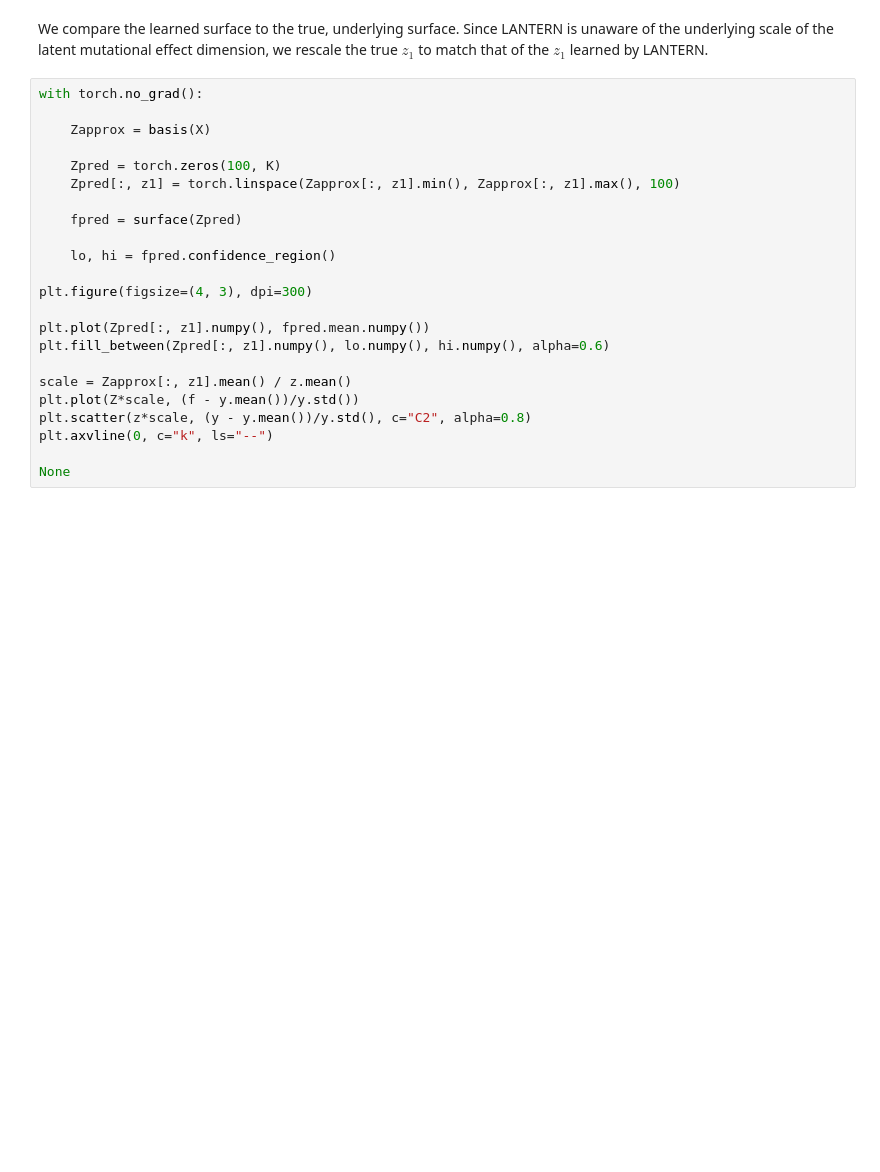
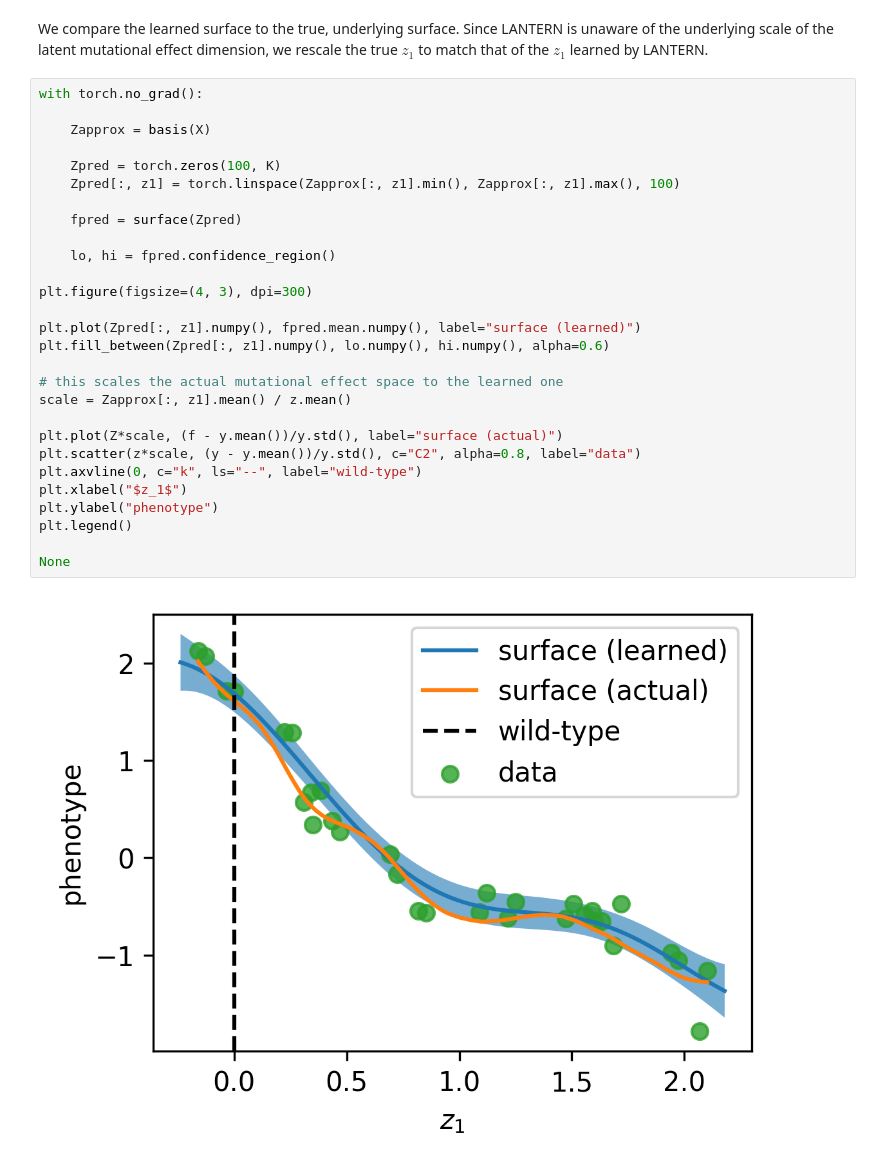
Before and after one commit to usnistgov/lantern, a Jupyter notebook: examples/example-1d.ipynb, the cells around one changed output. Drawn from its saved outputs; the diff is of its cells as text; blank space fills up the shorter version.

```diff
--- a/examples/example-1d.ipynb
+++ b/examples/example-1d.ipynb
@@ -194,23 +222,30 @@ We compare the learned surface to the true, underlying surface. Since LANTERN is
 # %%
 with torch.no_grad():
 
     Zapprox = basis(X)
 
     Zpred = torch.zeros(100, K)
     Zpred[:, z1] = torch.linspace(Zapprox[:, z1].min(), Zapprox[:, z1].max(), 100)
 
     fpred = surface(Zpred)
 
     lo, hi = fpred.confidence_region()
 
 plt.figure(figsize=(4, 3), dpi=300)
 
-plt.plot(Zpred[:, z1].numpy(), fpred.mean.numpy())
+plt.plot(Zpred[:, z1].numpy(), fpred.mean.numpy(), label="surface (learned)")
 plt.fill_between(Zpred[:, z1].numpy(), lo.numpy(), hi.numpy(), alpha=0.6)
 
+# this scales the actual mutational effect space to the learned one
 scale = Zapprox[:, z1].mean() / z.mean()
-plt.plot(Z*scale, (f - y.mean())/y.std())
-plt.scatter(z*scale, (y - y.mean())/y.std(), c="C2", alpha=0.8)
-plt.axvline(0, c="k", ls="--")
+
+plt.plot(Z*scale, (f - y.mean())/y.std(), label="surface (actual)")
+plt.scatter(z*scale, (y - y.mean())/y.std(), c="C2", alpha=0.8, label="data")
+plt.axvline(0, c="k", ls="--", label="wild-type")
+plt.xlabel("$z_1$")
+plt.ylabel("phenotype")
+plt.legend()
 
 None
+# %% [output]
+[figure, added]
```
Also changed, not shown: parts of 11 cells of this notebook.
